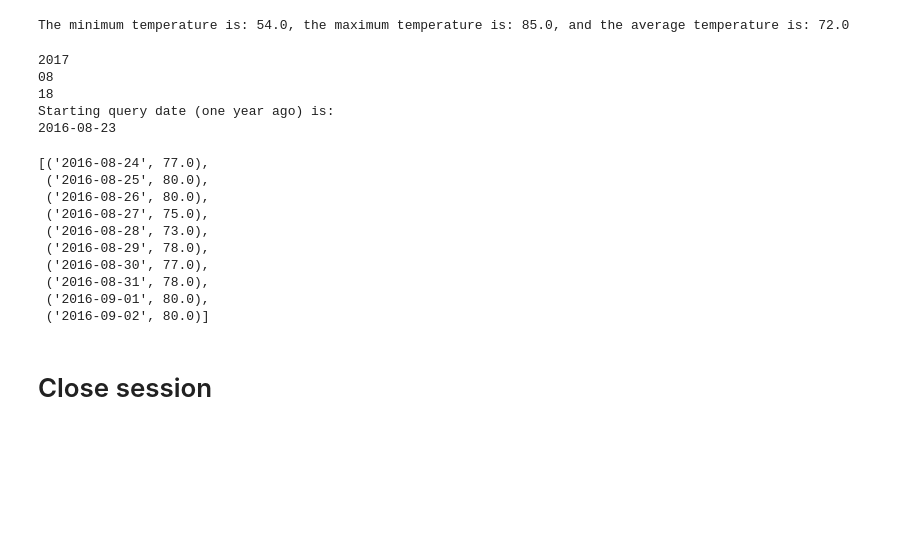
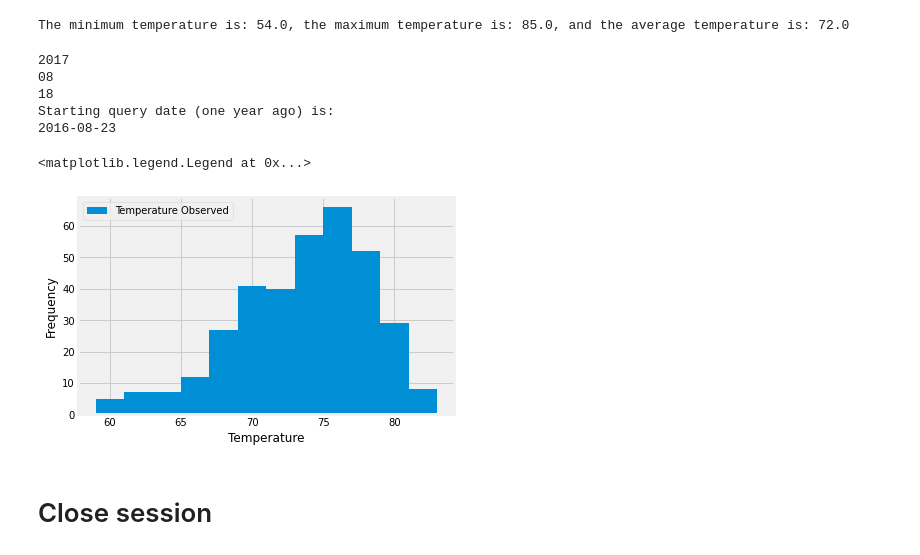
Before and after one commit to GND95/SQLAlchemy-Challenge, a Jupyter notebook: Climate Analysis.ipynb, the cells around one changed output. Saved outputs shown, nothing was run; the diff lists cells and outputs as text; code cells hidden in the pictures; blank space fills up the shorter version.

Commit message:
creating histogram of daily observed temperatures at a particular weather station over a one year time span

```diff
--- a/Climate Analysis.ipynb
+++ b/Climate Analysis.ipynb
@@ -145,35 +144,31 @@ The minimum temperature is: 54.0, the maximum temperature is: 85.0, and the aver
 # %%
 # Using the most active station id
 # Query the last 12 months of temperature observation data for this station and plot the results as a histogram
 this_station_most_recent_date = session.query(Measurement.date).filter(Measurement.station == most_active_single_station).order_by(Measurement.date.desc()).first()
-this_station_most_recent_date[0]
 
 intDateListStation = this_station_most_recent_date[0].split('-') #splitting the formatted date to a list
 for number in intDateListStation:
     print(number)
 
 most_recent_query_date_station = dt.date(int(intDateListStation[0]), int(intDateListStation[1]), int(intDateListStation[2]))
 
 query_date = most_recent_query_date - dt.timedelta(days=365)
 print(f"Starting query date (one year ago) is:\n{query_date}")
 
-session.query(Measurement.date, Measurement.tobs).filter(Measurement.station == most_active_single_station).filter(Measurement.date > query_date).limit(10).all()
+station_temp_results = session.query(Measurement.tobs).filter(Measurement.station == most_active_single_station).filter(Measurement.date > query_date).all()
+
+station_df = pd.DataFrame(station_temp_results)
+histogram = station_df.plot.hist(bins=12)
+histogram.set_xlabel("Temperature")
+histogram.legend(labels=["Temperature Observed"])
 # %% [output]
 2017
 08
 18
 Starting query date (one year ago) is:
 2016-08-23
-[('2016-08-24', 77.0),
- ('2016-08-25', 80.0),
- ('2016-08-26', 80.0),
- ('2016-08-27', 75.0),
- ('2016-08-28', 73.0),
- ('2016-08-29', 78.0),
- ('2016-08-30', 77.0),
- ('2016-08-31', 78.0),
- ('2016-09-01', 80.0),
- ('2016-09-02', 80.0)]
+<matplotlib.legend.Legend at 0x...>
+[figure, added]
 # %% [markdown]
 # Close session
 # %%
```
Also changed, not shown: parts of 2 cells of this notebook.
